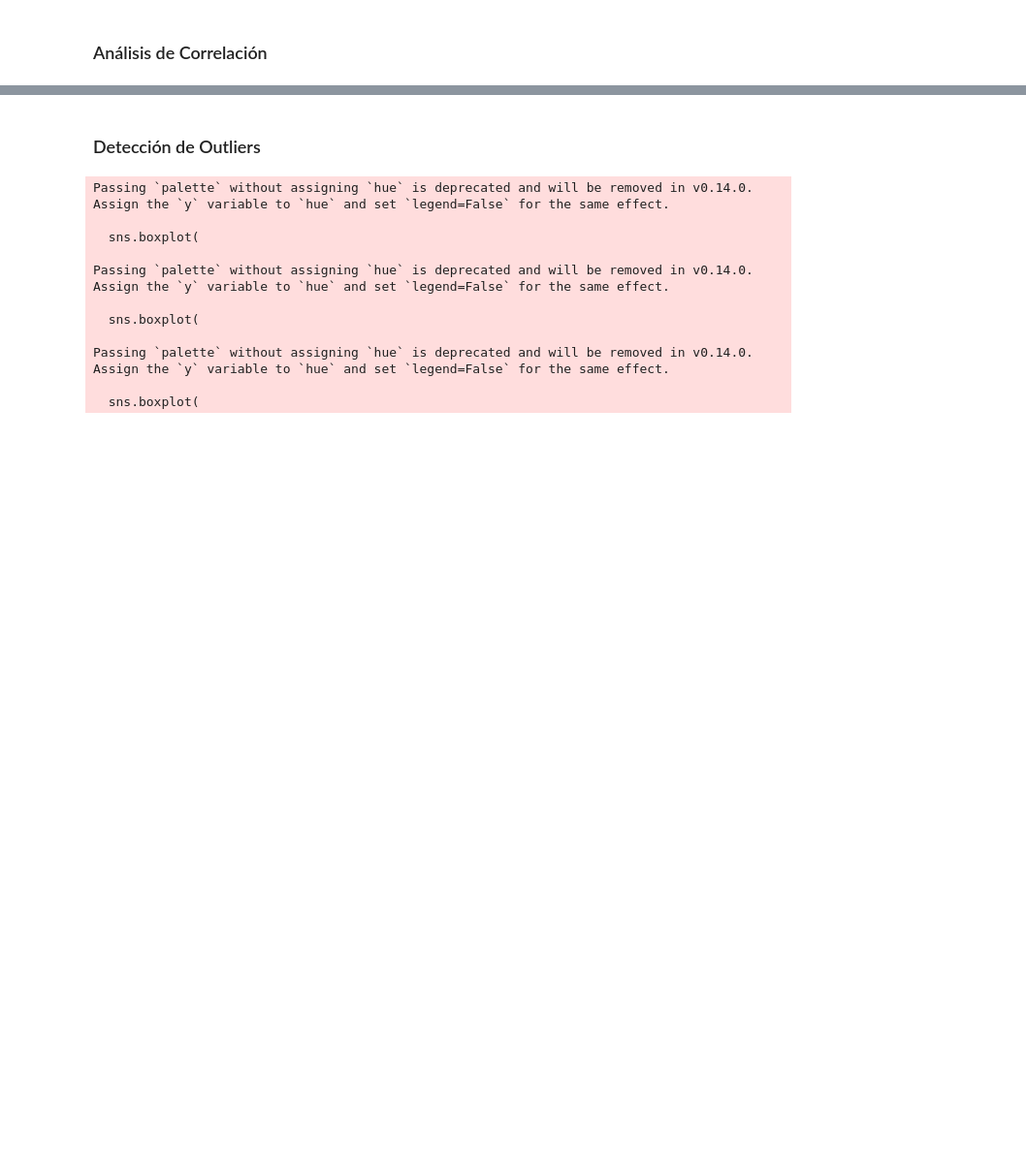
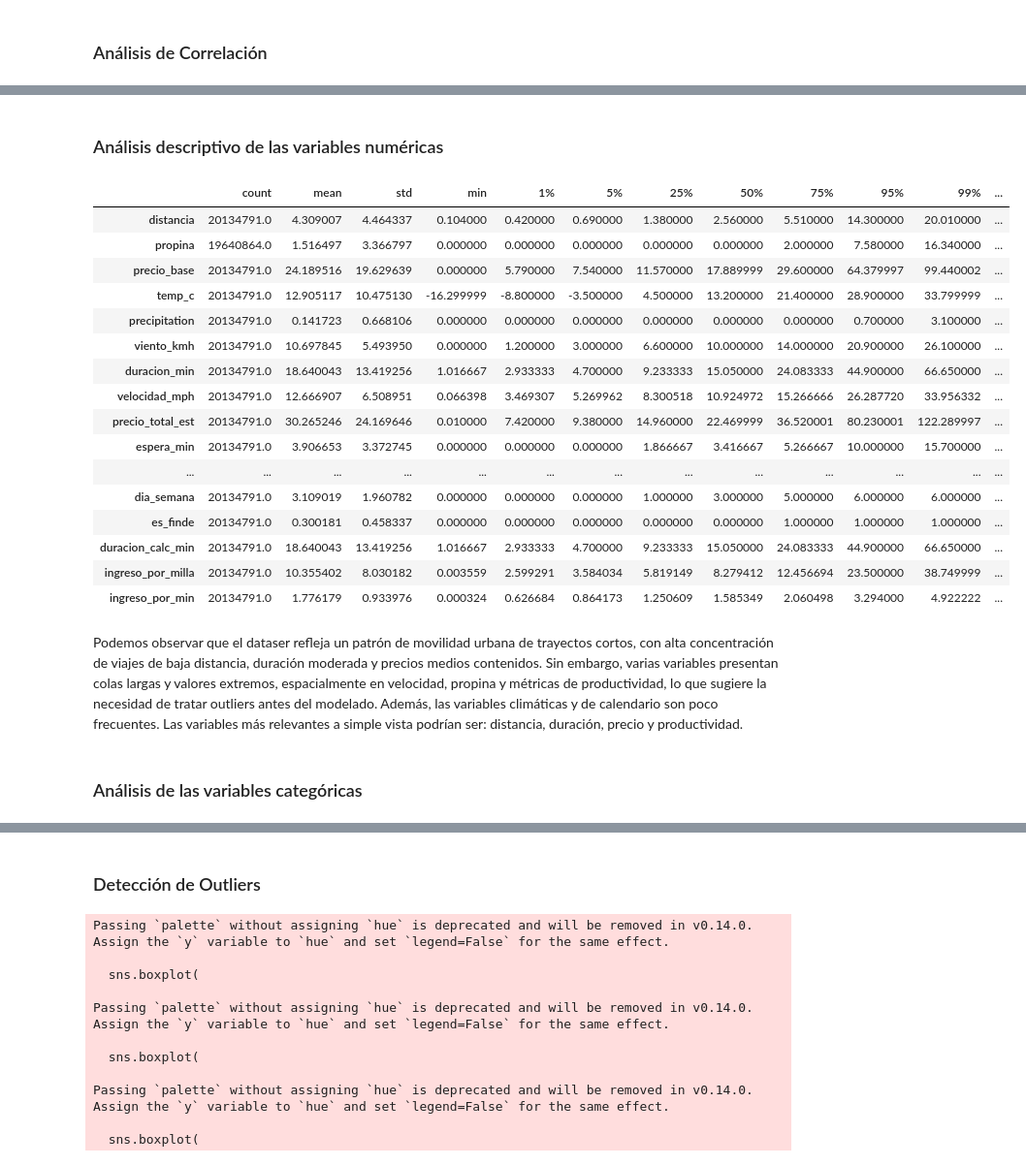
Before and after one commit to carmengranadosv/PD2-conducIA, a Jupyter notebook: src/analysis/variable_analysis.ipynb, the cells around one changed output, grey strips where cells are left out. Shown at 97% size. Drawn from its saved outputs; the diff is of its cells as text; code cells hidden in the pictures; blank space fills up the shorter version.

```diff
--- a/src/analysis/variable_analysis.ipynb
+++ b/src/analysis/variable_analysis.ipynb
@@ -242,0 +255,28 @@ plt.show()
+# %% [markdown]
+### Análisis descriptivo de las variables numéricas
+# %%
+summary = df[cols_corr].describe(percentiles=[0.01,0.05,0.25,0.5,0.75,0.95,0.99]).T
+
+display(summary)
+# %% [output]
+|  | count | mean | std | min | 1% | 5% | 25% | 50% | 75% | 95% | 99% | ... |
+| distancia | 20134791.0 | 4.309007 | 4.464337 | 0.104000 | 0.420000 | 0.690000 | 1.380000 | 2.560000 | 5.510000 | 14.300000 | 20.010000 | ... |
+| propina | 19640864.0 | 1.516497 | 3.366797 | 0.000000 | 0.000000 | 0.000000 | 0.000000 | 0.000000 | 2.000000 | 7.580000 | 16.340000 | ... |
+| precio_base | 20134791.0 | 24.189516 | 19.629639 | 0.000000 | 5.790000 | 7.540000 | 11.570000 | 17.889999 | 29.600000 | 64.379997 | 99.440002 | ... |
+| temp_c | 20134791.0 | 12.905117 | 10.475130 | -16.299999 | -8.800000 | -3.500000 | 4.500000 | 13.200000 | 21.400000 | 28.900000 | 33.799999 | ... |
+| precipitation | 20134791.0 | 0.141723 | 0.668106 | 0.000000 | 0.000000 | 0.000000 | 0.000000 | 0.000000 | 0.000000 | 0.700000 | 3.100000 | ... |
+| viento_kmh | 20134791.0 | 10.697845 | 5.493950 | 0.000000 | 1.200000 | 3.000000 | 6.600000 | 10.000000 | 14.000000 | 20.900000 | 26.100000 | ... |
+| duracion_min | 20134791.0 | 18.640043 | 13.419256 | 1.016667 | 2.933333 | 4.700000 | 9.233333 | 15.050000 | 24.083333 | 44.900000 | 66.650000 | ... |
+| velocidad_mph | 20134791.0 | 12.666907 | 6.508951 | 0.066398 | 3.469307 | 5.269962 | 8.300518 | 10.924972 | 15.266666 | 26.287720 | 33.956332 | ... |
+| precio_total_est | 20134791.0 | 30.265246 | 24.169646 | 0.010000 | 7.420000 | 9.380000 | 14.960000 | 22.469999 | 36.520001 | 80.230001 | 122.289997 | ... |
+| espera_min | 20134791.0 | 3.906653 | 3.372745 | 0.000000 | 0.000000 | 0.000000 | 1.866667 | 3.416667 | 5.266667 | 10.000000 | 15.700000 | ... |
+| ... | ... | ... | ... | ... | ... | ... | ... | ... | ... | ... | ... | ... |
+| dia_semana | 20134791.0 | 3.109019 | 1.960782 | 0.000000 | 0.000000 | 0.000000 | 1.000000 | 3.000000 | 5.000000 | 6.000000 | 6.000000 | ... |
+| es_finde | 20134791.0 | 0.300181 | 0.458337 | 0.000000 | 0.000000 | 0.000000 | 0.000000 | 0.000000 | 1.000000 | 1.000000 | 1.000000 | ... |
+| duracion_calc_min | 20134791.0 | 18.640043 | 13.419256 | 1.016667 | 2.933333 | 4.700000 | 9.233333 | 15.050000 | 24.083333 | 44.900000 | 66.650000 | ... |
+| ingreso_por_milla | 20134791.0 | 10.355402 | 8.030182 | 0.003559 | 2.599291 | 3.584034 | 5.819149 | 8.279412 | 12.456694 | 23.500000 | 38.749999 | ... |
+| ingreso_por_min | 20134791.0 | 1.776179 | 0.933976 | 0.000324 | 0.626684 | 0.864173 | 1.250609 | 1.585349 | 2.060498 | 3.294000 | 4.922222 | ... |
+# %% [markdown]
+Podemos observar que el dataser refleja un patrón de movilidad urbana de trayectos cortos, con alta concentración de viajes de baja distancia, duración moderada y precios medios contenidos. Sin embargo, varias variables presentan colas largas y valores extremos, espacialmente en velocidad, propina y métricas de productividad, lo que sugiere la necesidad de tratar outliers antes del modelado. Además, las variables climáticas y de calendario son poco frecuentes. Las variables más relevantes a simple vista podrían ser: distancia, duración, precio y productividad.
+# %% [markdown]
+### Análisis de las variables categóricas
```
Also changed, not shown: parts of 10 cells of this notebook.
